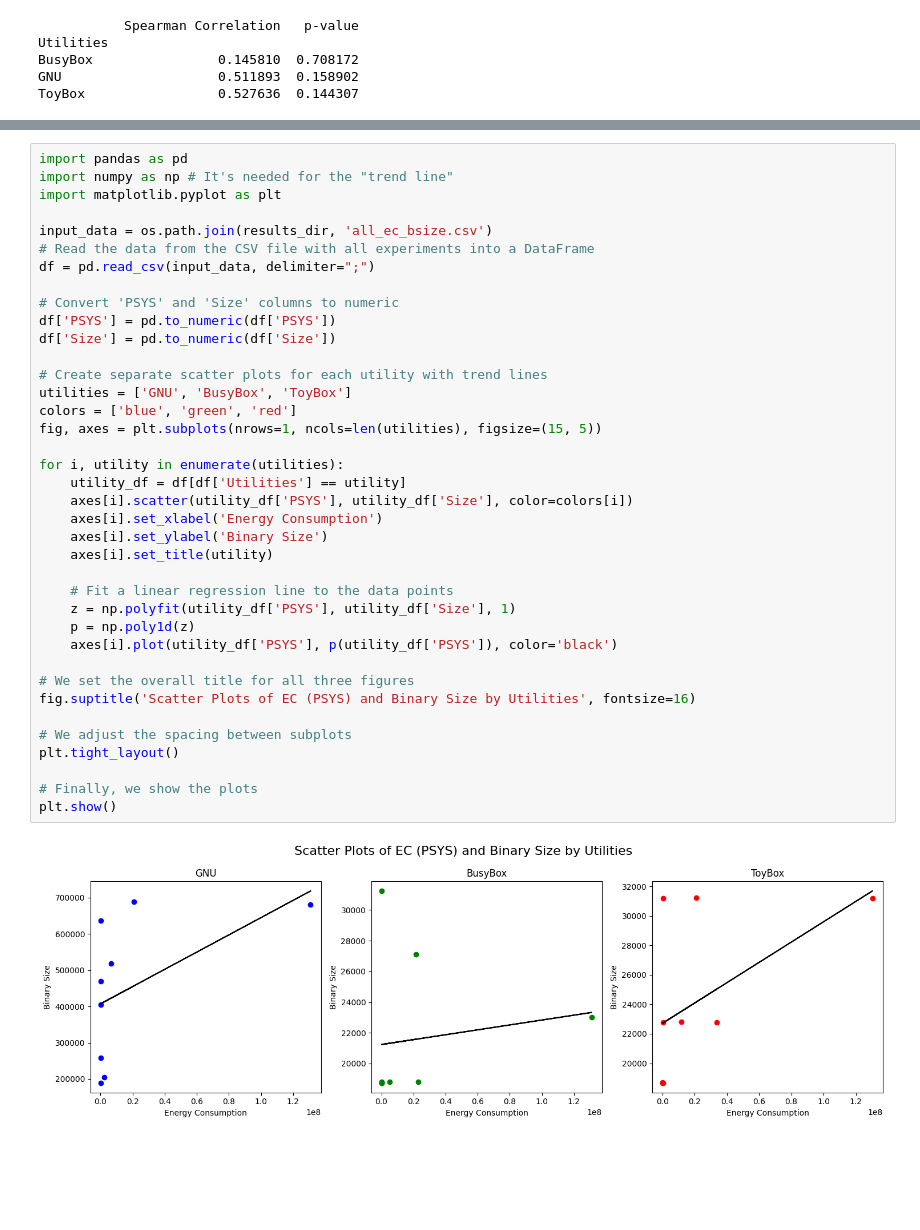
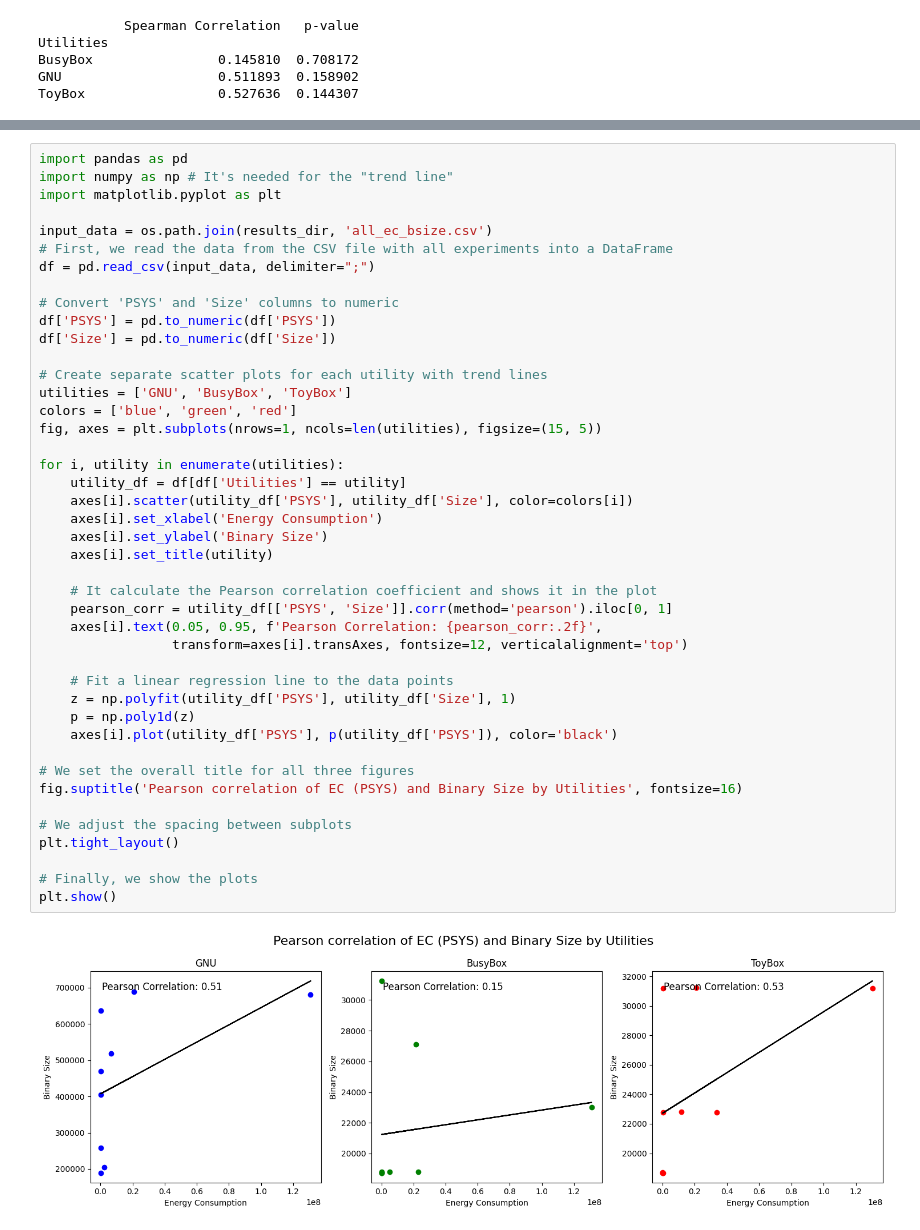
Before and after one commit to ternava/bloat-energy-consumption, a Jupyter notebook: notebooks/co_size_ec.ipynb, the cells around one changed output, grey strips where cells are left out. Drawn from its saved outputs; the diff is of its cells as text; blank space fills up the shorter version.

Commit message:
updated the plots for showing the correlations

```diff
--- a/notebooks/co_size_ec.ipynb
+++ b/notebooks/co_size_ec.ipynb
@@ -222,37 +187,42 @@ import numpy as np # It's needed for the "trend line"
 import matplotlib.pyplot as plt
 
 input_data = os.path.join(results_dir, 'all_ec_bsize.csv')
-# Read the data from the CSV file with all experiments into a DataFrame
+# First, we read the data from the CSV file with all experiments into a DataFrame
 df = pd.read_csv(input_data, delimiter=";")
 
 # Convert 'PSYS' and 'Size' columns to numeric
 df['PSYS'] = pd.to_numeric(df['PSYS'])
 df['Size'] = pd.to_numeric(df['Size'])
 
 # Create separate scatter plots for each utility with trend lines
 utilities = ['GNU', 'BusyBox', 'ToyBox']
 colors = ['blue', 'green', 'red']
 fig, axes = plt.subplots(nrows=1, ncols=len(utilities), figsize=(15, 5))
 
 for i, utility in enumerate(utilities):
     utility_df = df[df['Utilities'] == utility]
     axes[i].scatter(utility_df['PSYS'], utility_df['Size'], color=colors[i])
     axes[i].set_xlabel('Energy Consumption')
     axes[i].set_ylabel('Binary Size')
     axes[i].set_title(utility)
 
+    # It calculate the Pearson correlation coefficient and shows it in the plot
+    pearson_corr = utility_df[['PSYS', 'Size']].corr(method='pearson').iloc[0, 1]
+    axes[i].text(0.05, 0.95, f'Pearson Correlation: {pearson_corr:.2f}',
+                 transform=axes[i].transAxes, fontsize=12, verticalalignment='top')
+
     # Fit a linear regression line to the data points
     z = np.polyfit(utility_df['PSYS'], utility_df['Size'], 1)
     p = np.poly1d(z)
     axes[i].plot(utility_df['PSYS'], p(utility_df['PSYS']), color='black')
 
 # We set the overall title for all three figures
-fig.suptitle('Scatter Plots of EC (PSYS) and Binary Size by Utilities', fontsize=16)
+fig.suptitle('Pearson correlation of EC (PSYS) and Binary Size by Utilities', fontsize=16)
 
 # We adjust the spacing between subplots
 plt.tight_layout()
 
 # Finally, we show the plots
 plt.show()
 # %% [output]
-[figure, old version]
+[figure, new version]
```
Also changed, not shown: parts of 3 cells of this notebook.
